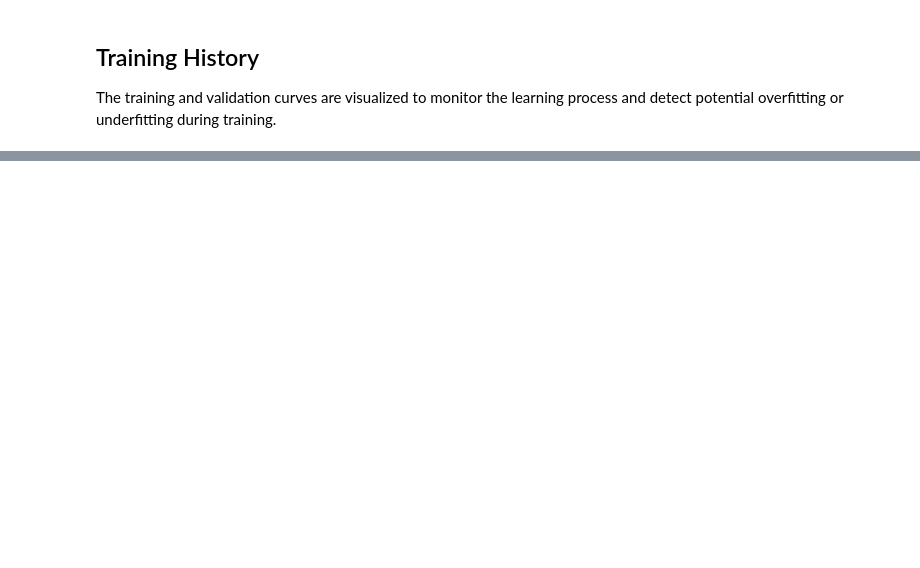
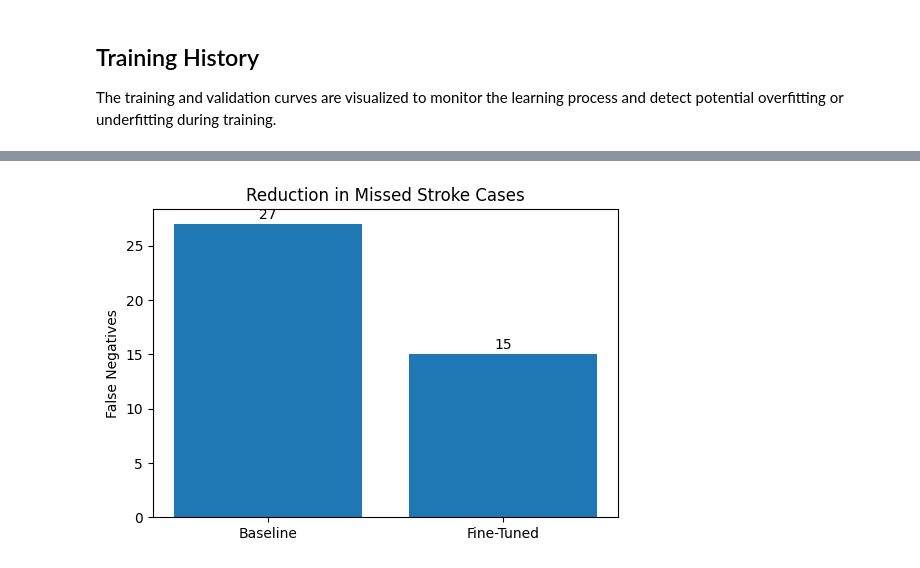
Before and after one commit to Moaz-Hassanein/Stroke-Risk-Prediction, a Jupyter notebook: Notebooks/6_CT_Model_Development.ipynb, the cells around one changed output, grey strips where cells are left out. Saved outputs shown, nothing was run; the diff lists cells and outputs as text; code cells hidden in the pictures; blank space fills up the shorter version.

```diff
--- a/Notebooks/6_CT_Model_Development.ipynb
+++ b/Notebooks/6_CT_Model_Development.ipynb
@@ -504,0 +673,20 @@ weighted avg       0.83      0.81      0.82       437
+# %%
+labels = ["Baseline", "Fine-Tuned"]
+false_negatives = [27, 15]
+
+plt.figure(figsize=(6,4))
+bars = plt.bar(labels, false_negatives)
+
+plt.ylabel("False Negatives")
+plt.title("Reduction in Missed Stroke Cases")
+
+for bar in bars:
+    y = bar.get_height()
+    plt.text(bar.get_x()+bar.get_width()/2,
+             y+0.5,
+             int(y),
+             ha='center')
+
+plt.show()
+# %% [output]
+[figure, added]
```
Also changed, not shown: parts of 34 cells of this notebook, 1 other file.
